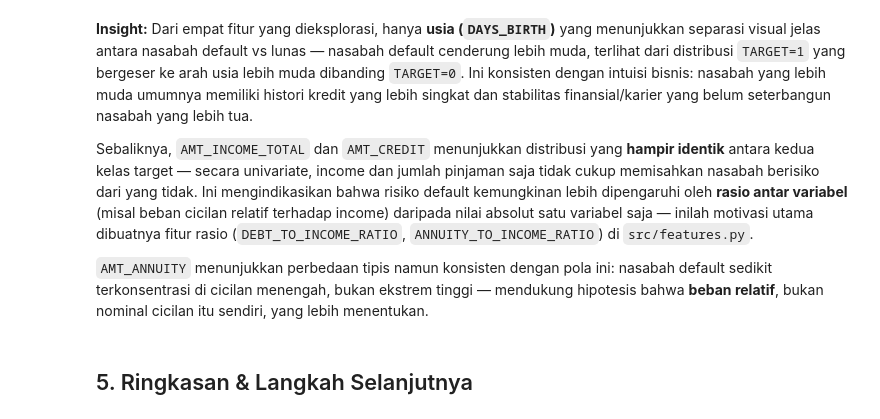
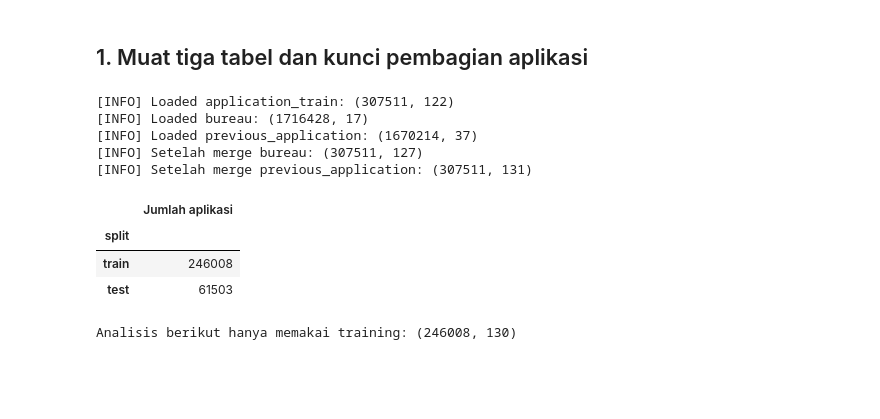
Before and after one commit to foxyglue/credit-risk-scorecard, a Jupyter notebook: notebooks/01_eda.ipynb, the cells around one changed output. Drawn from its saved outputs; the diff is of its cells as text; code cells hidden in the pictures; blank space fills up the shorter version.

```diff
--- a/notebooks/01_eda.ipynb
+++ b/notebooks/01_eda.ipynb
@@ -230,24 +28,24 @@ plt.show()
-# %% [markdown]
-**Insight:** Dari empat fitur yang dieksplorasi, hanya **usia (`DAYS_BIRTH`)**
-yang menunjukkan separasi visual jelas antara nasabah default vs lunas —
-nasabah default cenderung lebih muda, terlihat dari distribusi `TARGET=1`
-yang bergeser ke arah usia lebih muda dibanding `TARGET=0`. Ini konsisten
-dengan intuisi bisnis: nasabah yang lebih muda umumnya memiliki histori
-kredit yang lebih singkat dan stabilitas finansial/karier yang belum
-seterbangun nasabah yang lebih tua.
-
-Sebaliknya, `AMT_INCOME_TOTAL` dan `AMT_CREDIT` menunjukkan distribusi
-yang **hampir identik** antara kedua kelas target — secara univariate,
-income dan jumlah pinjaman saja tidak cukup memisahkan nasabah berisiko
-dari yang tidak. Ini mengindikasikan bahwa risiko default kemungkinan
-lebih dipengaruhi oleh **rasio antar variabel** (misal beban cicilan
-relatif terhadap income) daripada nilai absolut satu variabel saja —
-inilah motivasi utama dibuatnya fitur rasio (`DEBT_TO_INCOME_RATIO`,
-`ANNUITY_TO_INCOME_RATIO`) di `src/features.py`.
-
-`AMT_ANNUITY` menunjukkan perbedaan tipis namun konsisten dengan pola
-ini: nasabah default sedikit terkonsentrasi di cicilan menengah, bukan
-ekstrem tinggi — mendukung hipotesis bahwa **beban relatif**, bukan
-nominal cicilan itu sendiri, yang lebih menentukan.
-# %% [markdown]
-## 5. Ringkasan & Langkah Selanjutnya
+# %% [markdown]
+## 1. Muat tiga tabel dan kunci pembagian aplikasi
+# %%
+tables = load_raw_tables(CORE_RAW_FILES)
+master = build_master_table(tables)
+del tables
+manifest = split_application_ids(master)
+train_ids = manifest.loc[manifest["split"].eq("train"), ID_COL]
+train = master.set_index(ID_COL).loc[train_ids].copy()
+assert master[ID_COL].is_unique and master[TARGET_COL].isin([0, 1]).all()
+assert len(master) == len(manifest) and not train.index.duplicated().any()
+display(manifest["split"].value_counts().rename("Jumlah aplikasi").to_frame())
+print("Analisis berikut hanya memakai training:", train.shape)
+# %% [output]
+[INFO] Loaded application_train: (307511, 122)
+[INFO] Loaded bureau: (1716428, 17)
+[INFO] Loaded previous_application: (1670214, 37)
+[INFO] Setelah merge bureau: (307511, 127)
+[INFO] Setelah merge previous_application: (307511, 131)
+|  | Jumlah aplikasi |
+| split |  |
+| train | 246008 |
+| test | 61503 |
+Analisis berikut hanya memakai training: (246008, 130)
```
Also changed, not shown: parts of 27 cells of this notebook, 13 other files.
